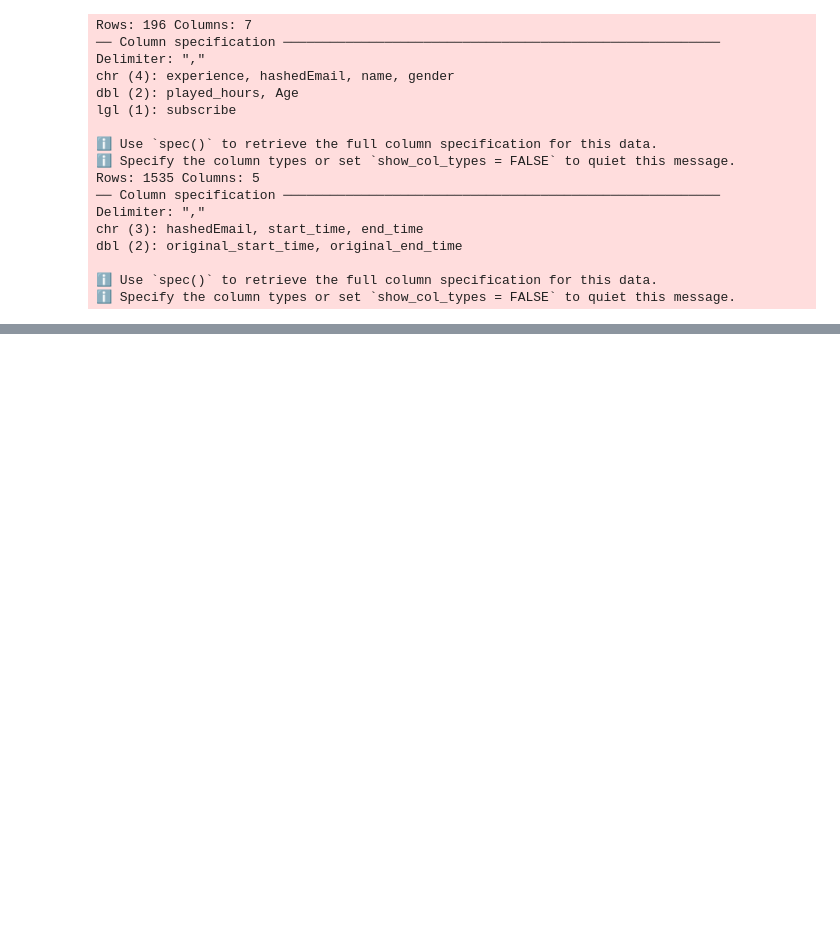
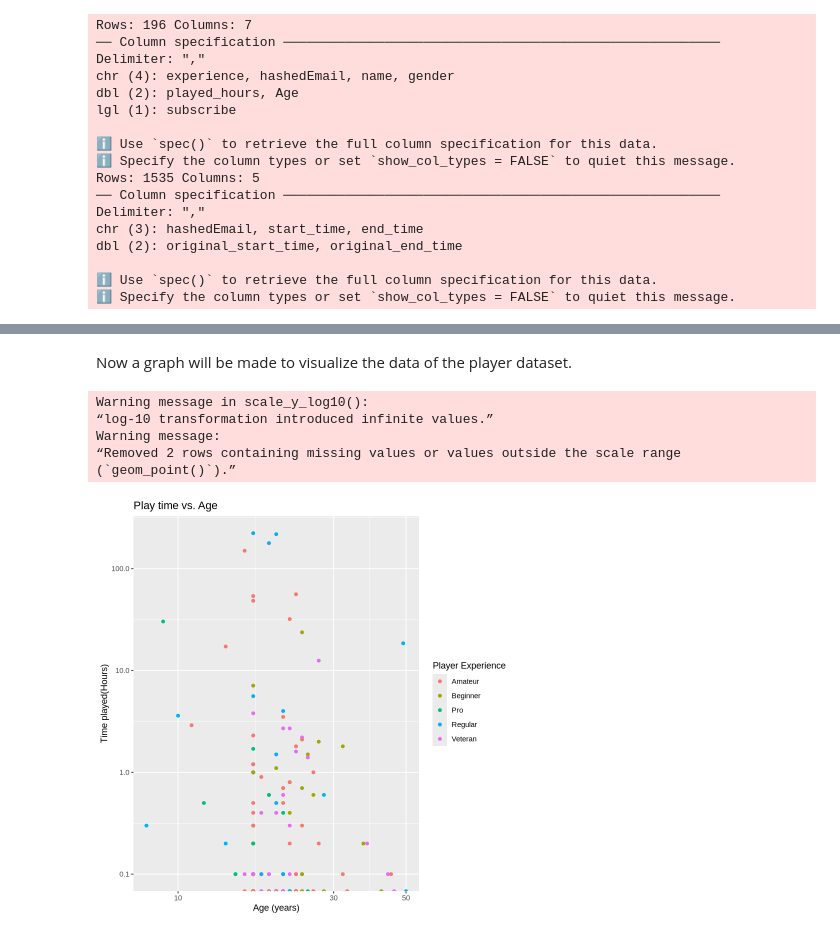
Before and after one commit to kwok-c/individual, a Jupyter notebook: individual code.ipynb, the cells around one changed output, grey strips where cells are left out. Saved outputs shown, nothing was run; the diff lists cells and outputs as text; code cells hidden in the pictures; blank space fills up the shorter version.

```diff
--- a/individual code.ipynb
+++ b/individual code.ipynb
@@ -60,0 +63,17 @@ A spec_tbl_df: 1606 × 11
+# %% [markdown]
+Now a graph will be made to visualize the data of the player dataset.
+# %%
+plot <- ggplot(player,aes(x=Age, y=played_hours))+
+geom_point(aes(color=experience))+
+labs(x="Age (years)", y="Time played(Hours)", color="Player Experience")+
+scale_x_log10() +
+scale_y_log10()+
+ggtitle("Play time vs. Age")
+plot
+# %% [output]
+Warning message in scale_y_log10():
+“log-10 transformation introduced infinite values.”
+Warning message:
+“Removed 2 rows containing missing values or values outside the scale range
+(`geom_point()`).”
+[figure, added]
```
Also changed, not shown: parts of 8 cells of this notebook, 3 other files.
